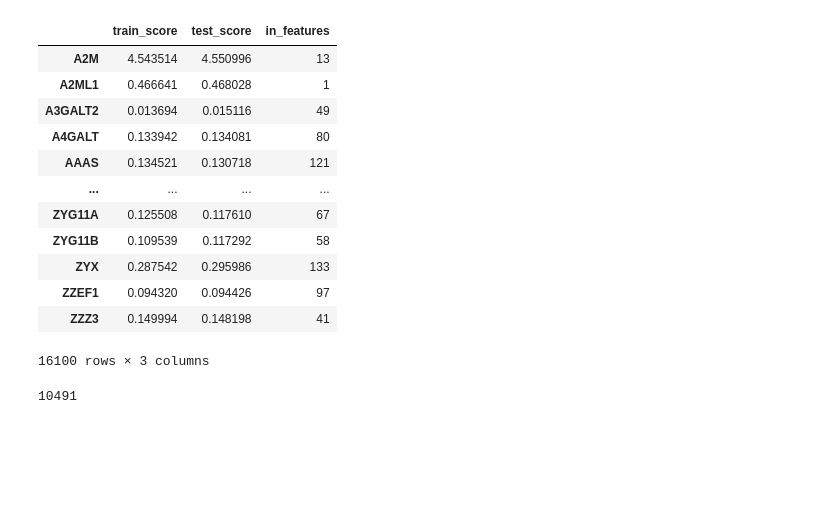
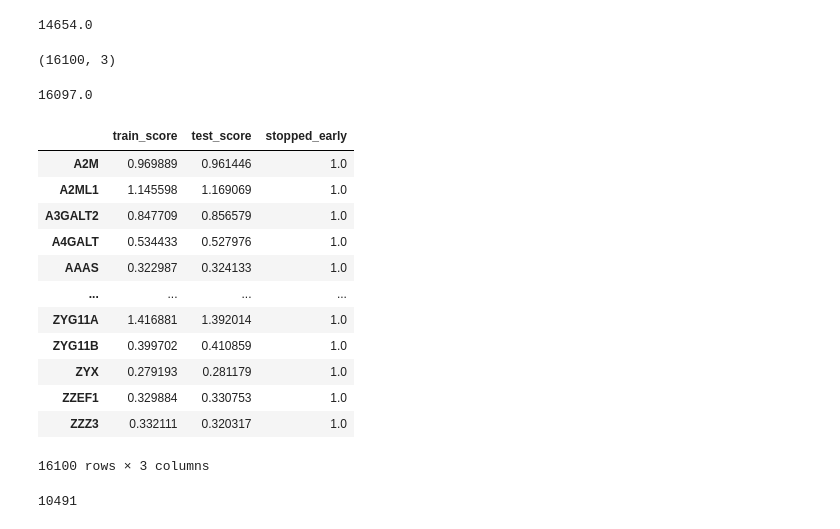
Before and after one commit to Alexander-Broadley/Zhang_lab_rotation, a Jupyter notebook: MML_model/model_evaluation/MML_results_plots.ipynb, the cells around one changed output. Cells and saved outputs as stored; diff of their text form; code cells hidden in the pictures; blank space fills up the shorter version.

```diff
--- a/MML_model/model_evaluation/MML_results_plots.ipynb
+++ b/MML_model/model_evaluation/MML_results_plots.ipynb
@@ -8,5 +8,6 @@ DATA_ROOT = './data'
 # %%
 #logTPM_res = pd.read_csv(f'{DATA_ROOT}/MSE_results_logTPM.csv', index_col = 0)
-TPM_res = pd.read_csv(f'{DATA_ROOT}/MSE_results_TPM.csv', index_col = 0, header = 0)
-external_res = pd.read_csv(f'{DATA_ROOT}/external_MSE_TPM.csv', index_col= 0, header = 0)
+TPM_res = pd.read_csv(f'{DATA_ROOT}/Pearsons_results.csv', index_col = 0, header = 0)
+reference_res = pd.read_csv(f'{DATA_ROOT}/reference_MSE_results.csv', index_col=0, header = 0)
+#external_res = pd.read_csv(f'{DATA_ROOT}/external_MSE_TPM.csv', index_col= 0, header = 0)
 merged_results = pd.read_csv(f'{DATA_ROOT}/TPM_res_in_features.csv', index_col= 0, header = 0)
@@ -29,18 +14,30 @@ TPM_res
+# %%
+np.sum(reference_res['stopped_early'])
+# %% [output]
+14654.0
+# %%
+TPM_res.shape
+# %% [output]
+(16100, 3)
+# %%
+np.sum(TPM_res['stopped_early'])
+# %% [output]
+16097.0
 # %%
-merged_results
+TPM_res
 # %% [output]
-|  | train_score | test_score | in_features |
-| A2M | 4.543514 | 4.550996 | 13 |
-| A2ML1 | 0.466641 | 0.468028 | 1 |
-| A3GALT2 | 0.013694 | 0.015116 | 49 |
-| A4GALT | 0.133942 | 0.134081 | 80 |
-| AAAS | 0.134521 | 0.130718 | 121 |
+|  | train_score | test_score | stopped_early |
+| A2M | 0.969889 | 0.961446 | 1.0 |
+| A2ML1 | 1.145598 | 1.169069 | 1.0 |
+| A3GALT2 | 0.847709 | 0.856579 | 1.0 |
+| A4GALT | 0.534433 | 0.527976 | 1.0 |
+| AAAS | 0.322987 | 0.324133 | 1.0 |
 | ... | ... | ... | ... |
-| ZYG11A | 0.125508 | 0.117610 | 67 |
-| ZYG11B | 0.109539 | 0.117292 | 58 |
-| ZYX | 0.287542 | 0.295986 | 133 |
-| ZZEF1 | 0.094320 | 0.094426 | 97 |
-| ZZZ3 | 0.149994 | 0.148198 | 41 |
+| ZYG11A | 1.416881 | 1.392014 | 1.0 |
+| ZYG11B | 0.399702 | 0.410859 | 1.0 |
+| ZYX | 0.279193 | 0.281179 | 1.0 |
+| ZZEF1 | 0.329884 | 0.330753 | 1.0 |
+| ZZZ3 | 0.332111 | 0.320317 | 1.0 |
 16100 rows × 3 columns
 # %%
 TPM_res.loc[TPM_res['test_score'] < 0.2, :].shape[0]
```
Also changed, not shown: parts of 14 cells of this notebook, 8 other files.
